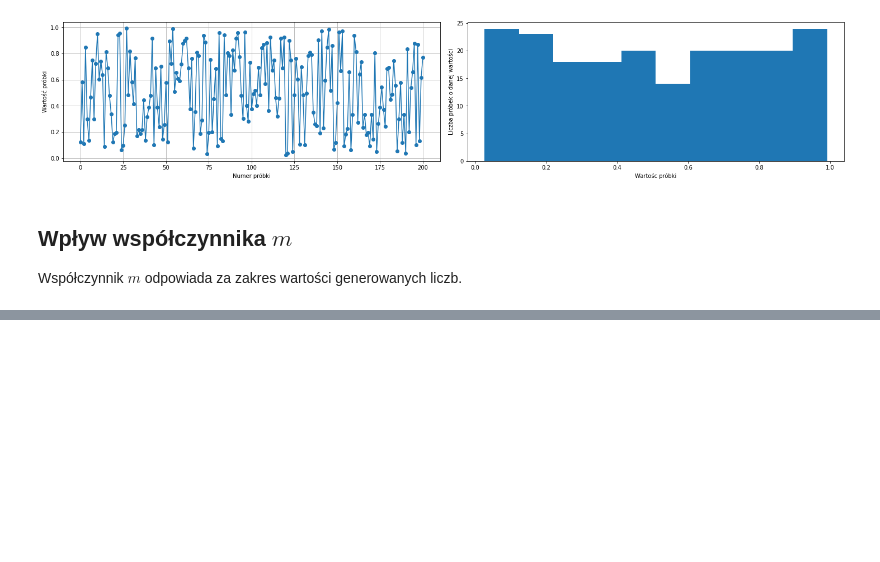
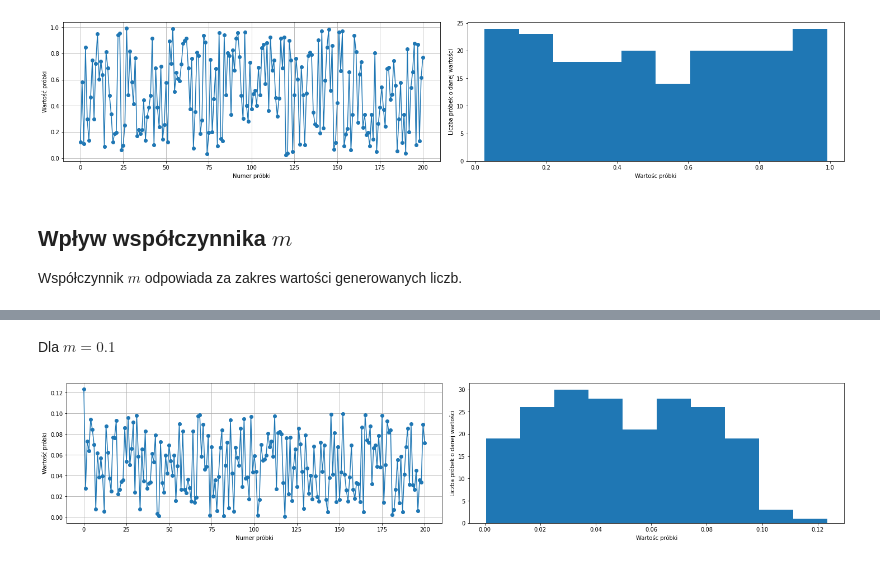
Before and after one commit to John15321/iims, a Jupyter notebook: lab0.ipynb, the cells around one changed output, grey strips where cells are left out. Drawn from its saved outputs; the diff is of its cells as text; code cells hidden in the pictures; blank space fills up the shorter version.

```diff
--- a/lab0.ipynb
+++ b/lab0.ipynb
@@ -172,0 +191,7 @@ Współczynnik $m$ odpowiada za zakres wartości generowanych liczb.
+# %% [markdown]
+Dla $m=0.1$
+# %%
+m = 0.1
+plot_lin_rng(n, x0, gnu_a, c, m)
+# %% [output]
+[figure, added]
```
Also changed, not shown: parts of 7 cells of this notebook.
